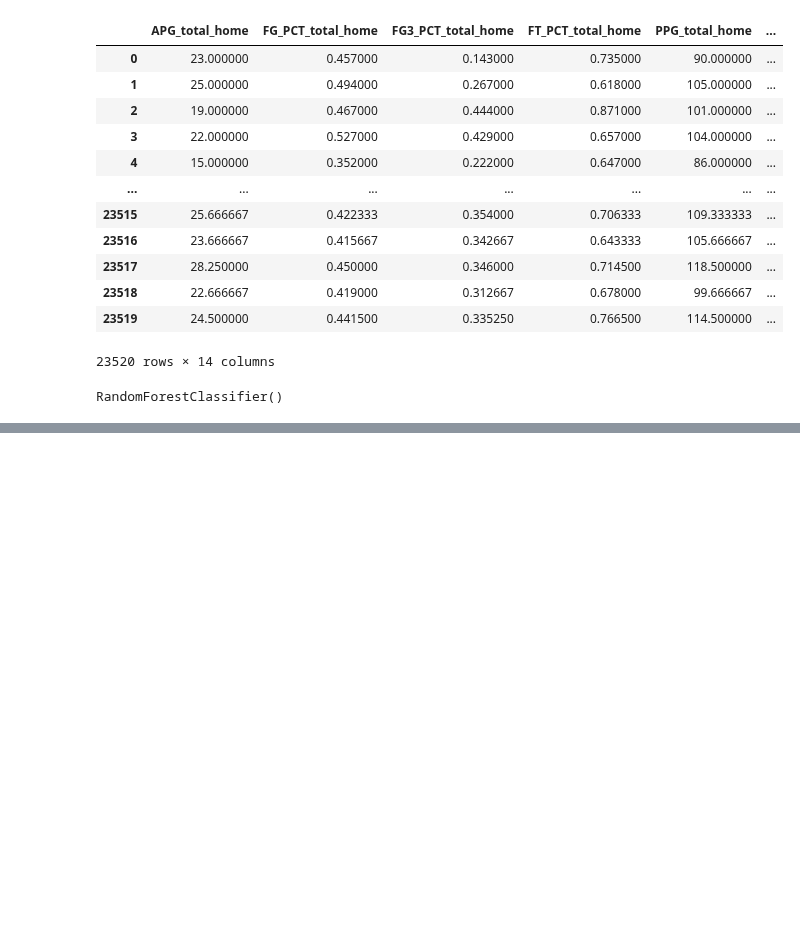
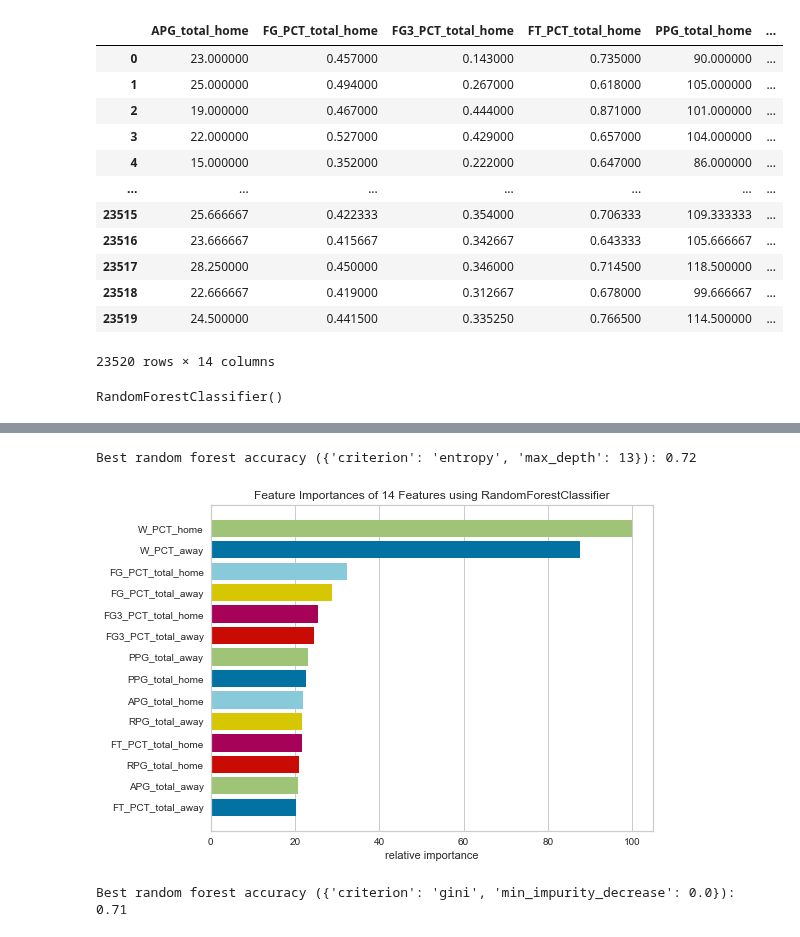
Before and after one commit to psalire/cmpe255-term-project, a Jupyter notebook: classifiers/random-forest/randomForest.ipynb, the cells around one changed output, grey strips where cells are left out. Cells and saved outputs as stored; diff of their text form; code cells hidden in the pictures; blank space fills up the shorter version.

```diff
--- a/classifiers/random-forest/randomForest.ipynb
+++ b/classifiers/random-forest/randomForest.ipynb
@@ -137,0 +119,10 @@ for score in scores_randomForest:
+# %%
+def do_cv(classifier, cv_fun, params, x, y, **kwargs):
+    clf = cv_fun(
+        classifier,
+        params,
+        scoring='accuracy', # Optimize for the 'accuracy' score of the model.
+        **kwargs,
+    )
+    clf.fit(x, y)
+    return clf
@@ -137,0 +151,35 @@ for score in scores_randomForest:
+# %%
+cv_maxdepth_clf = do_cv(
+    RandomForestClassifier(random_state=0),
+    GridSearchCV,
+    {
+        'max_depth': [*range(4,100)],
+        'criterion': ['gini', 'entropy'],
+    },
+    X_train,
+    y_train
+#     random_state=0,
+)
+print('Best random forest accuracy (%s): %.2f' % (str(cv_maxdepth_clf.best_params_), cv_maxdepth_clf.score(X_test, y_test)))
+#Best decision tree accuracy ({'criterion': 'entropy', 'max_depth': 13}): 0.72
+# %% [output]
+Best random forest accuracy ({'criterion': 'entropy', 'max_depth': 13}): 0.72
+# %%
+plot_feature_importances(cv_maxdepth_clf.best_estimator_)
+# %% [output]
+[figure, added]
+# %%
+cv_impurity_clf = do_cv(
+    RandomForestClassifier(random_state=0),
+    GridSearchCV,
+    {
+        'min_impurity_decrease': [0.0,0.05,0.1,0.15,0.2,0.25,0.3,0.35,0.4,0.45,0.5,0.55,0.6,0.65,0.7,0.75,0.8,0.85,0.9,0.95],
+        'criterion': ['gini', 'entropy'],
+    },
+    X_train,
+    y_train,
+#     random_state=0,
+)
+print('Best random forest accuracy (%s): %.2f' % (str(cv_impurity_clf.best_params_), cv_impurity_clf.score(X_test, y_test)))
+# %% [output]
+Best random forest accuracy ({'criterion': 'gini', 'min_impurity_decrease': 0.0}): 0.71
```
Also changed, not shown: parts of 13 cells of this notebook.
